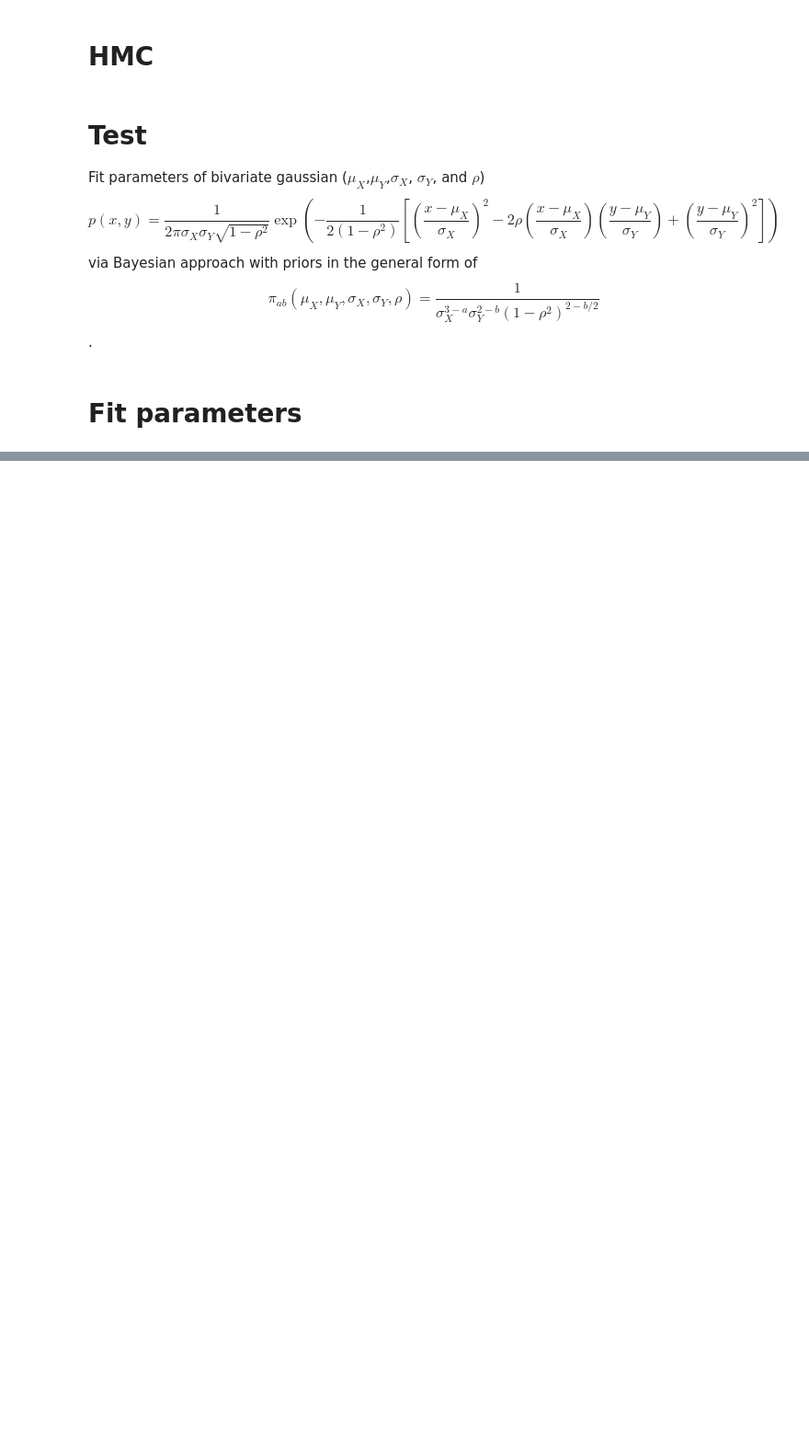
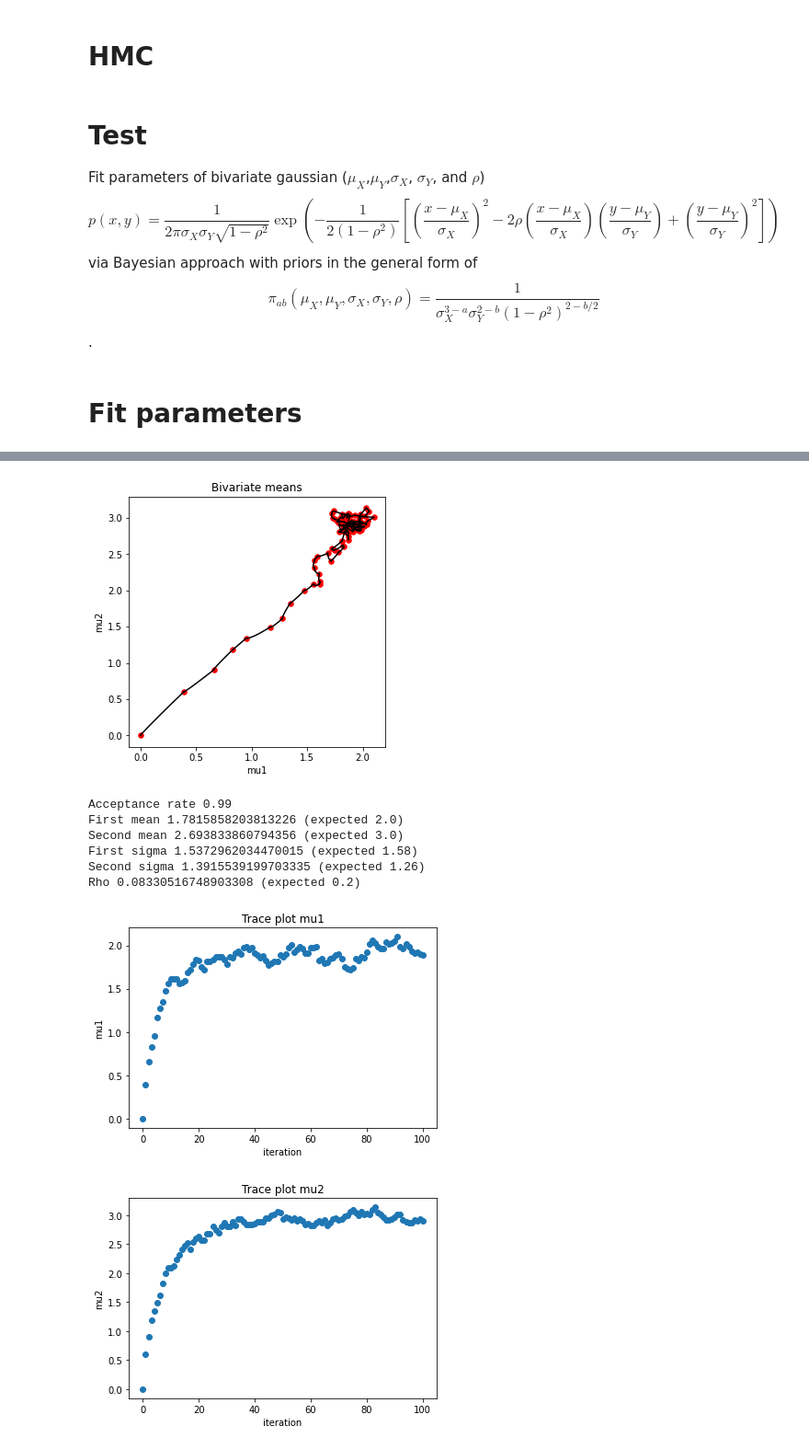
Before and after one commit to svetaU/hmc, a Jupyter notebook: model_w_auto_grad_HMC.ipynb, the cells around one changed output, grey strips where cells are left out. Shown: that part at 92% size. Drawn from its saved outputs; the diff is of its cells as text; code cells hidden in the pictures; blank space fills up the shorter version.

```diff
--- a/model_w_auto_grad_HMC.ipynb
+++ b/model_w_auto_grad_HMC.ipynb
@@ -206,3 +206,4 @@ def fit_bivariate_w_hmc():
   plt.xlabel("iteration")
   plt.ylabel("rho")
   plt.show()
+  return sim_dots
@@ -223,0 +210,12 @@ Rho 0.06614956834178556 (expected 0.2)
+# %%
+sim_dots = fit_bivariate_w_hmc()
+# %% [output]
+[figure, added]
+Acceptance rate 0.99
+First mean 1.7815858203813226 (expected 2.0)
+Second mean 2.693833860794356 (expected 3.0)
+First sigma 1.5372962034470015 (expected 1.58)
+Second sigma 1.3915539199703335 (expected 1.26)
+Rho 0.08330516748903308 (expected 0.2)
+[figure, added]
+[figure, added]
```
Also changed, not shown: parts of 4 cells of this notebook.
